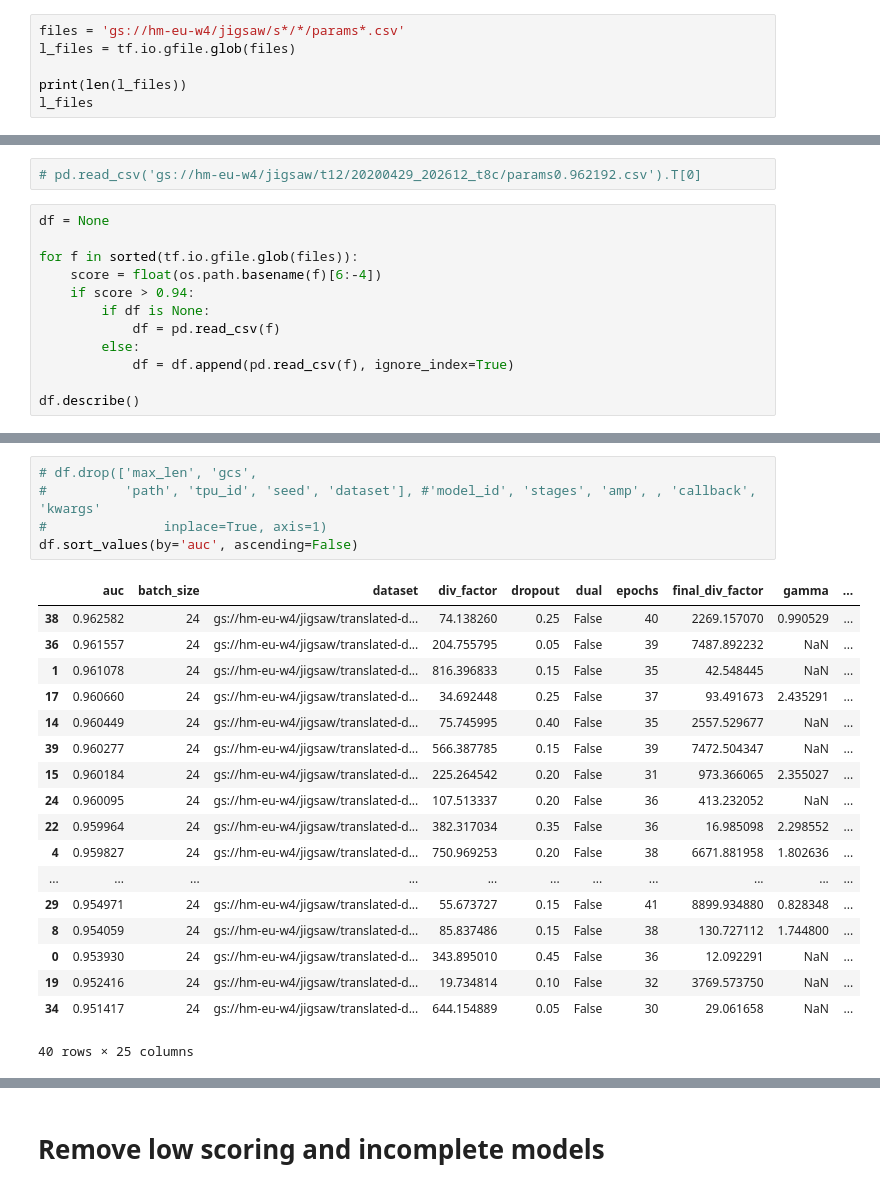
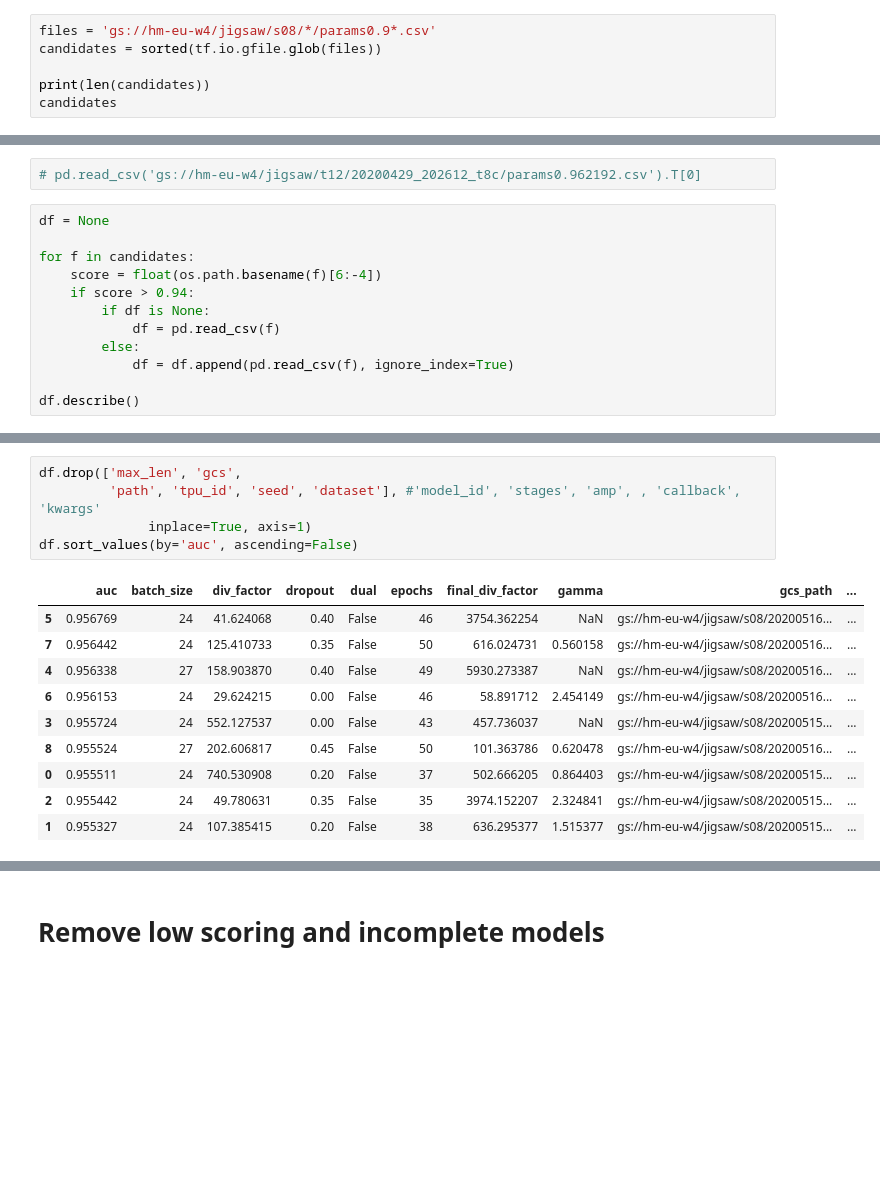
Before and after one commit to henrique/jigsaw20, a Jupyter notebook: subs.ipynb, the cells around one changed output, grey strips where cells are left out. Drawn from its saved outputs; the diff is of its cells as text; blank space fills up the shorter version.

```diff
--- a/subs.ipynb
+++ b/subs.ipynb
@@ -11,9 +11,9 @@ import seaborn as sns
 import matplotlib.pyplot as plt
 sns.set()
 # %%
-files = 'gs://hm-eu-w4/jigsaw/s*/*/params*.csv'
-l_files = tf.io.gfile.glob(files)
+files = 'gs://hm-eu-w4/jigsaw/s08/*/params0.9*.csv'
+candidates = sorted(tf.io.gfile.glob(files))
 
-print(len(l_files))
-l_files
+print(len(candidates))
+candidates
 # %% [output]
@@ -40,7 +32,7 @@ l_files
 # %%
 df = None
 
-for f in sorted(tf.io.gfile.glob(files)):
+for f in candidates:
     score = float(os.path.basename(f)[6:-4])
     if score > 0.94:
         if df is None:
@@ -72,27 +63,19 @@ df.groupby('pooling').auc.describe()
 # %%
-# df.drop(['max_len', 'gcs',
-#          'path', 'tpu_id', 'seed', 'dataset'], #'model_id', 'stages', 'amp', , 'callback', 'kwargs'
-#               inplace=True, axis=1)
+df.drop(['max_len', 'gcs',
+         'path', 'tpu_id', 'seed', 'dataset'], #'model_id', 'stages', 'amp', , 'callback', 'kwargs'
+              inplace=True, axis=1)
 df.sort_values(by='auc', ascending=False)
 # %% [output]
-|  | auc | batch_size | dataset | div_factor | dropout | dual | epochs | final_div_factor | gamma | ... |
-| 38 | 0.962582 | 24 | gs://hm-eu-w4/jigsaw/translated-d... | 74.138260 | 0.25 | False | 40 | 2269.157070 | 0.990529 | ... |
-| 36 | 0.961557 | 24 | gs://hm-eu-w4/jigsaw/translated-d... | 204.755795 | 0.05 | False | 39 | 7487.892232 | NaN | ... |
-| 1 | 0.961078 | 24 | gs://hm-eu-w4/jigsaw/translated-d... | 816.396833 | 0.15 | False | 35 | 42.548445 | NaN | ... |
-| 17 | 0.960660 | 24 | gs://hm-eu-w4/jigsaw/translated-d... | 34.692448 | 0.25 | False | 37 | 93.491673 | 2.435291 | ... |
-| 14 | 0.960449 | 24 | gs://hm-eu-w4/jigsaw/translated-d... | 75.745995 | 0.40 | False | 35 | 2557.529677 | NaN | ... |
-| 39 | 0.960277 | 24 | gs://hm-eu-w4/jigsaw/translated-d... | 566.387785 | 0.15 | False | 39 | 7472.504347 | NaN | ... |
-| 15 | 0.960184 | 24 | gs://hm-eu-w4/jigsaw/translated-d... | 225.264542 | 0.20 | False | 31 | 973.366065 | 2.355027 | ... |
-| 24 | 0.960095 | 24 | gs://hm-eu-w4/jigsaw/translated-d... | 107.513337 | 0.20 | False | 36 | 413.232052 | NaN | ... |
-| 22 | 0.959964 | 24 | gs://hm-eu-w4/jigsaw/translated-d... | 382.317034 | 0.35 | False | 36 | 16.985098 | 2.298552 | ... |
-| 4 | 0.959827 | 24 | gs://hm-eu-w4/jigsaw/translated-d... | 750.969253 | 0.20 | False | 38 | 6671.881958 | 1.802636 | ... |
-| ... | ... | ... | ... | ... | ... | ... | ... | ... | ... | ... |
-| 29 | 0.954971 | 24 | gs://hm-eu-w4/jigsaw/translated-d... | 55.673727 | 0.15 | False | 41 | 8899.934880 | 0.828348 | ... |
-| 8 | 0.954059 | 24 | gs://hm-eu-w4/jigsaw/translated-d... | 85.837486 | 0.15 | False | 38 | 130.727112 | 1.744800 | ... |
-| 0 | 0.953930 | 24 | gs://hm-eu-w4/jigsaw/translated-d... | 343.895010 | 0.45 | False | 36 | 12.092291 | NaN | ... |
-| 19 | 0.952416 | 24 | gs://hm-eu-w4/jigsaw/translated-d... | 19.734814 | 0.10 | False | 32 | 3769.573750 | NaN | ... |
-| 34 | 0.951417 | 24 | gs://hm-eu-w4/jigsaw/translated-d... | 644.154889 | 0.05 | False | 30 | 29.061658 | NaN | ... |
+|  | auc | batch_size | div_factor | dropout | dual | epochs | final_div_factor | gamma | gcs_path | ... |
+| 5 | 0.956769 | 24 | 41.624068 | 0.40 | False | 46 | 3754.362254 | NaN | gs://hm-eu-w4/jigsaw/s08/20200516... | ... |
+| 7 | 0.956442 | 24 | 125.410733 | 0.35 | False | 50 | 616.024731 | 0.560158 | gs://hm-eu-w4/jigsaw/s08/20200516... | ... |
+| 4 | 0.956338 | 27 | 158.903870 | 0.40 | False | 49 | 5930.273387 | NaN | gs://hm-eu-w4/jigsaw/s08/20200516... | ... |
+| 6 | 0.956153 | 24 | 29.624215 | 0.00 | False | 46 | 58.891712 | 2.454149 | gs://hm-eu-w4/jigsaw/s08/20200516... | ... |
+| 3 | 0.955724 | 24 | 552.127537 | 0.00 | False | 43 | 457.736037 | NaN | gs://hm-eu-w4/jigsaw/s08/20200515... | ... |
+| 8 | 0.955524 | 27 | 202.606817 | 0.45 | False | 50 | 101.363786 | 0.620478 | gs://hm-eu-w4/jigsaw/s08/20200516... | ... |
+| 0 | 0.955511 | 24 | 740.530908 | 0.20 | False | 37 | 502.666205 | 0.864403 | gs://hm-eu-w4/jigsaw/s08/20200515... | ... |
+| 2 | 0.955442 | 24 | 49.780631 | 0.35 | False | 35 | 3974.152207 | 2.324841 | gs://hm-eu-w4/jigsaw/s08/20200515... | ... |
+| 1 | 0.955327 | 24 | 107.385415 | 0.20 | False | 38 | 636.295377 | 1.515377 | gs://hm-eu-w4/jigsaw/s08/20200515... | ... |
-40 rows × 25 columns
 # %%
 # Compute the correlation matrix
 corr = df.corr('kendall')
```
Also changed, not shown: parts of 11 cells of this notebook.
